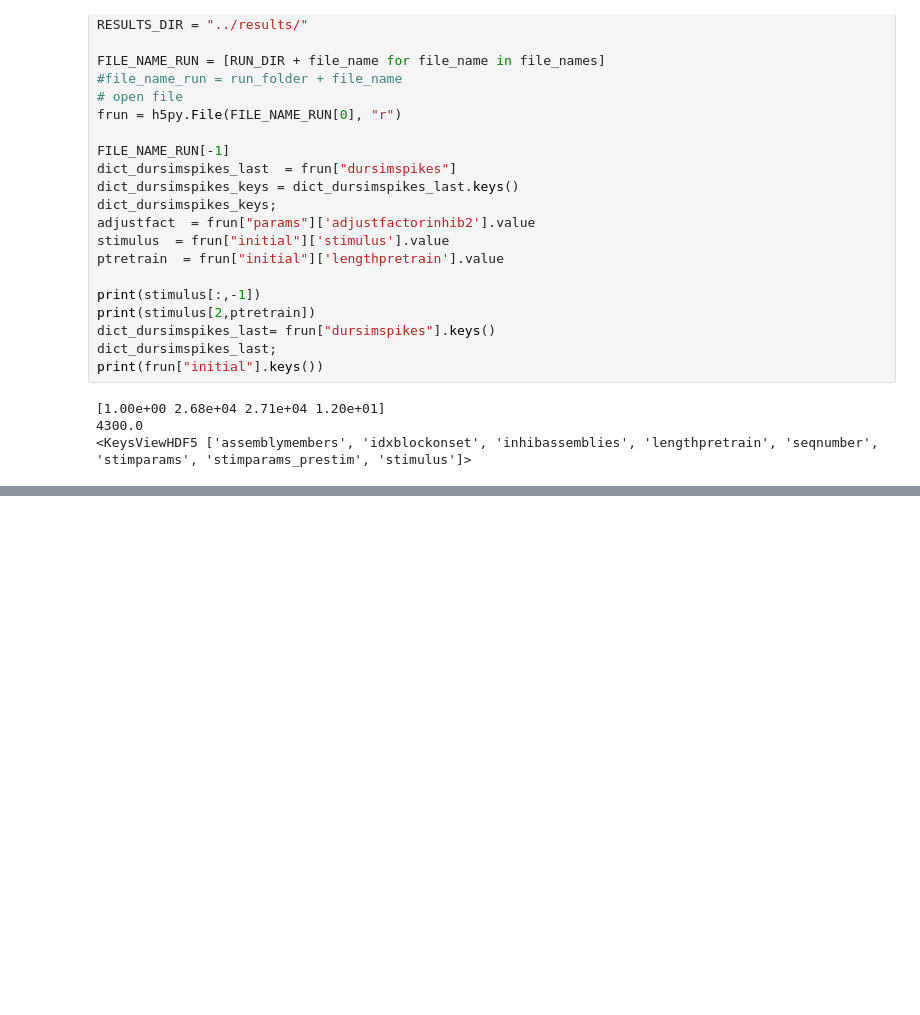
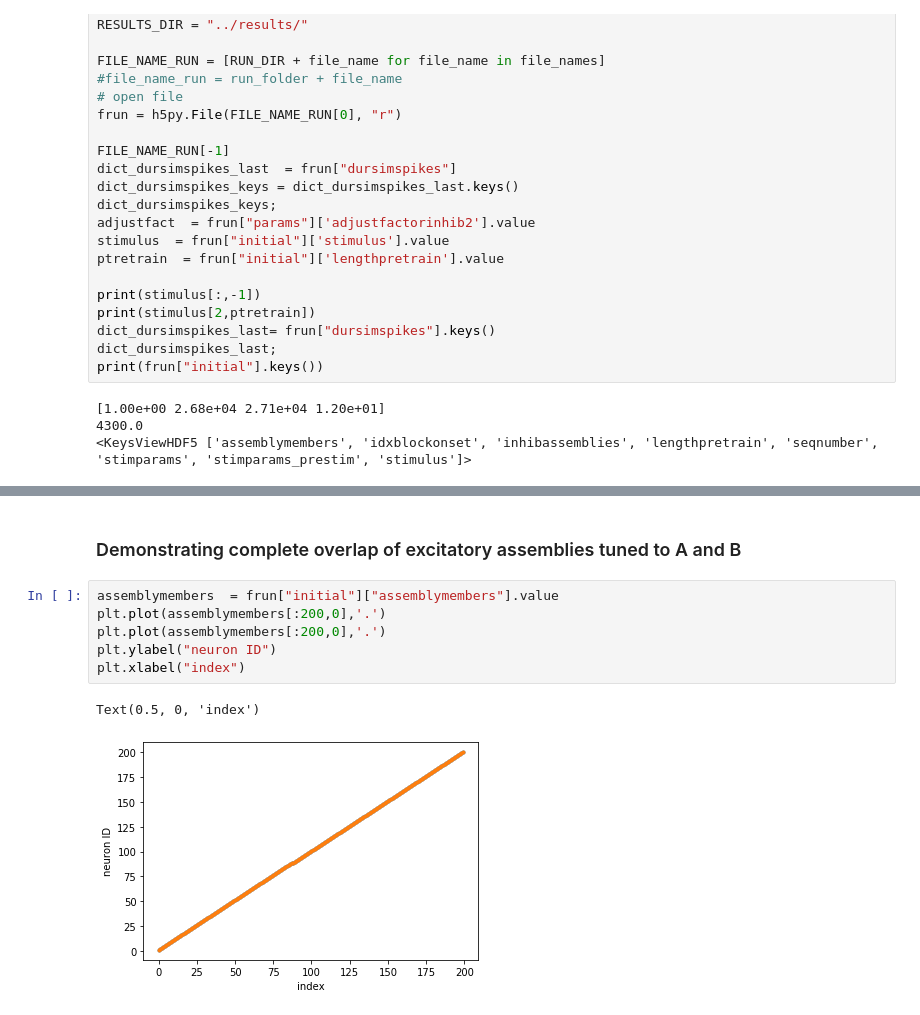
Before and after one commit to comp-neural-circuits/novelty-via-inhibitory-plasticity, a Jupyter notebook: postprocessing/Figure_oddball_paradigm.ipynb, the cells around one changed output, grey strips where cells are left out. Drawn from its saved outputs; the diff is of its cells as text; blank space fills up the shorter version.

```diff
--- a/postprocessing/Figure_oddball_paradigm.ipynb
+++ b/postprocessing/Figure_oddball_paradigm.ipynb
@@ -158,0 +167,11 @@ Text(0.5, 0, 'time locked to onset [s]')
+# %% [markdown]
+### Demonstrating complete overlap of excitatory assemblies tuned to A and B
+# %%
+assemblymembers  = frun["initial"]["assemblymembers"].value
+plt.plot(assemblymembers[:200,0],'.')
+plt.plot(assemblymembers[:200,0],'.')
+plt.ylabel("neuron ID")
+plt.xlabel("index")
+# %% [output]
+Text(0.5, 0, 'index')
+[figure, added]
```
Also changed, not shown: parts of 6 cells of this notebook, 3 other files.
